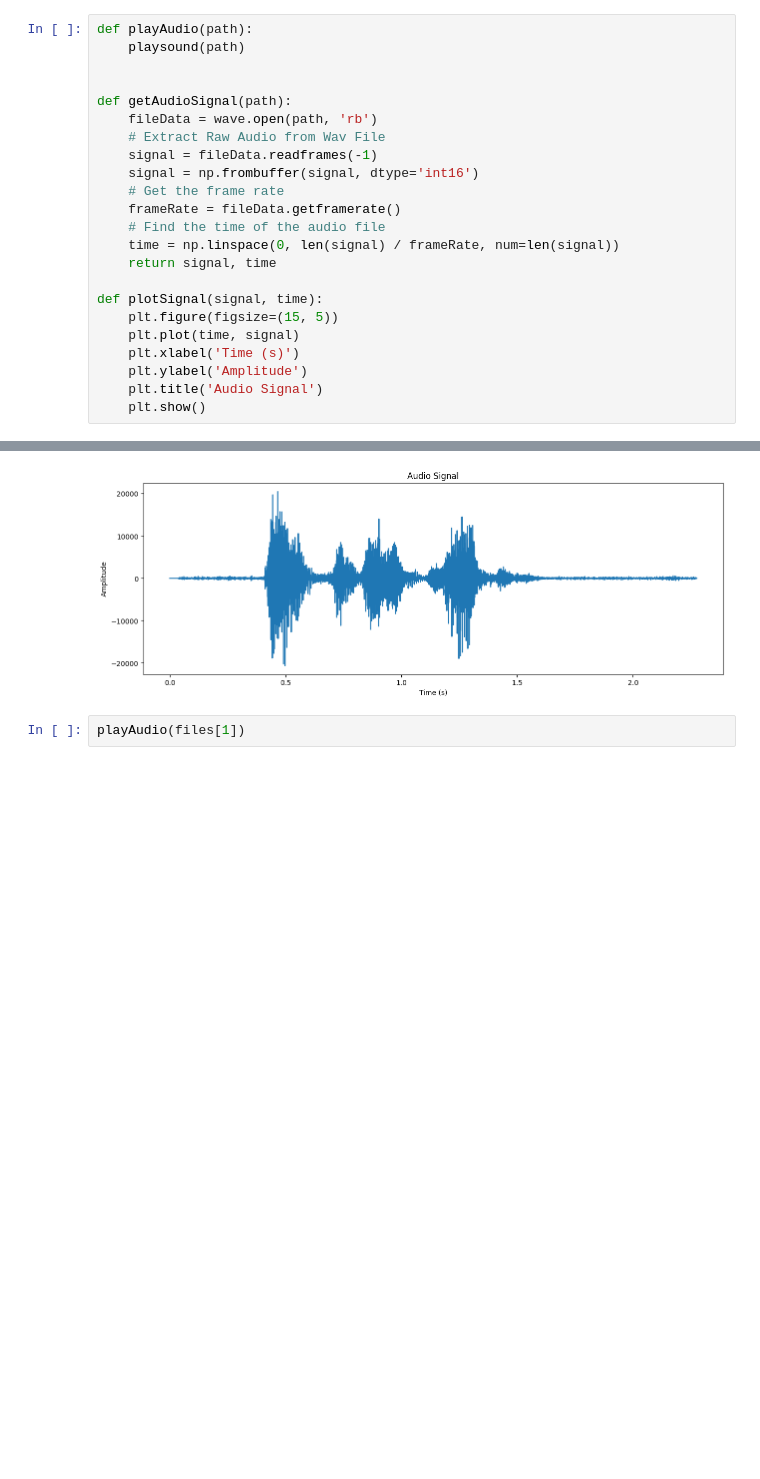
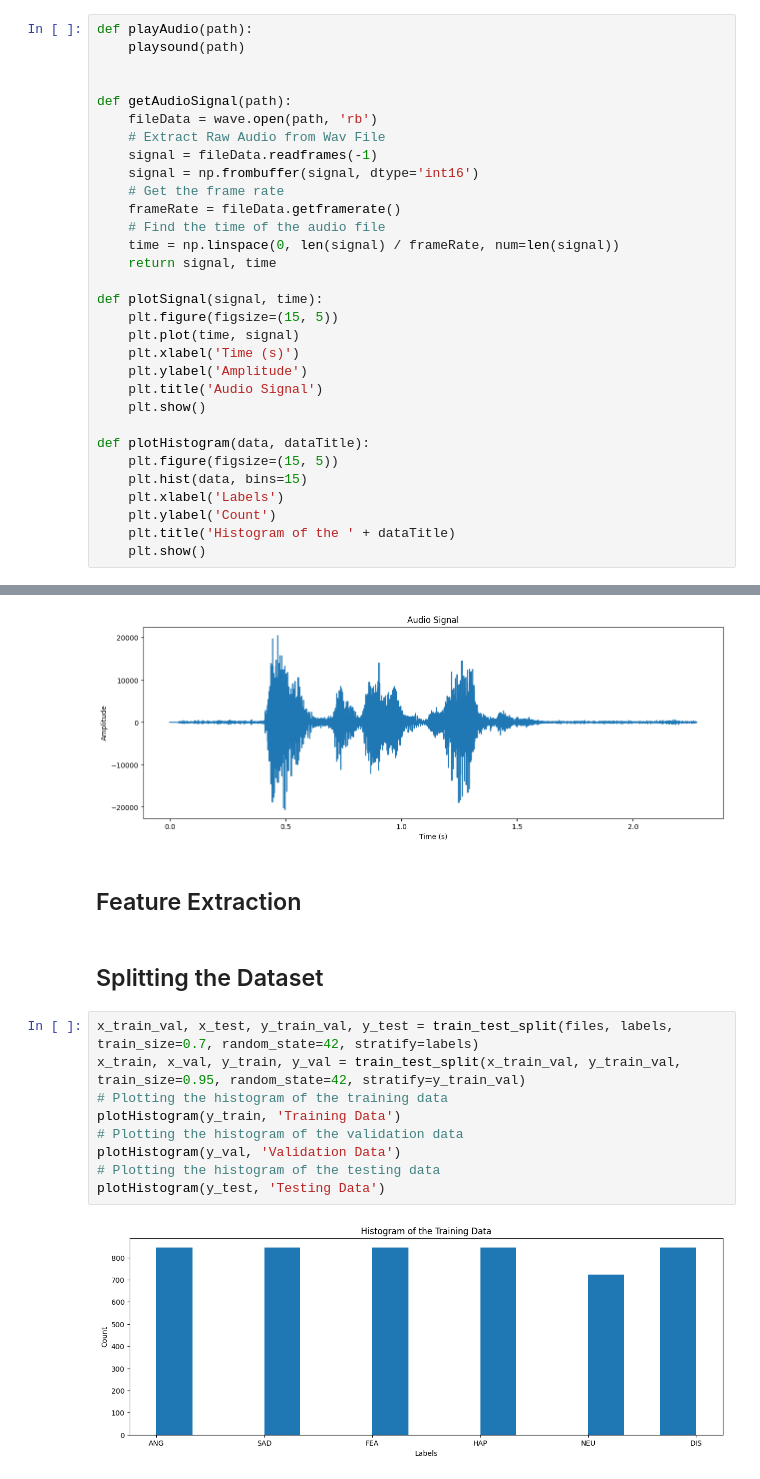
Before and after one commit to yousefkotp/Speech-Emotion-Recognition, a Jupyter notebook: main.ipynb, the cells around one changed output, grey strips where cells are left out. Cells and saved outputs as stored; diff of their text form; blank space fills up the shorter version.

```diff
--- a/main.ipynb
+++ b/main.ipynb
@@ -64,4 +50,12 @@ def plotSignal(signal, time):
     plt.ylabel('Amplitude')
     plt.title('Audio Signal')
     plt.show()
+
+def plotHistogram(data, dataTitle):
+    plt.figure(figsize=(15, 5))
+    plt.hist(data, bins=15)
+    plt.xlabel('Labels')
+    plt.ylabel('Count')
+    plt.title('Histogram of the ' + dataTitle)
+    plt.show()
 # %% [markdown]
@@ -72,5 +66,18 @@ plotSignal(audioSignal, audioTime)
 playAudio(files[0])
 # %% [output]
 [figure]
-# %%
-playAudio(files[1])
+# %% [markdown]
+## Feature Extraction
+# %% [markdown]
+## Splitting the Dataset
+# %%
+x_train_val, x_test, y_train_val, y_test = train_test_split(files, labels, train_size=0.7, random_state=42, stratify=labels)
+x_train, x_val, y_train, y_val = train_test_split(x_train_val, y_train_val, train_size=0.95, random_state=42, stratify=y_train_val)
+# Plotting the histogram of the training data
+plotHistogram(y_train, 'Training Data')
+# Plotting the histogram of the validation data
+plotHistogram(y_val, 'Validation Data')
+# Plotting the histogram of the testing data
+plotHistogram(y_test, 'Testing Data')
+# %% [output]
+[figure, added]
```
Also changed, not shown: parts of 7 cells of this notebook.
